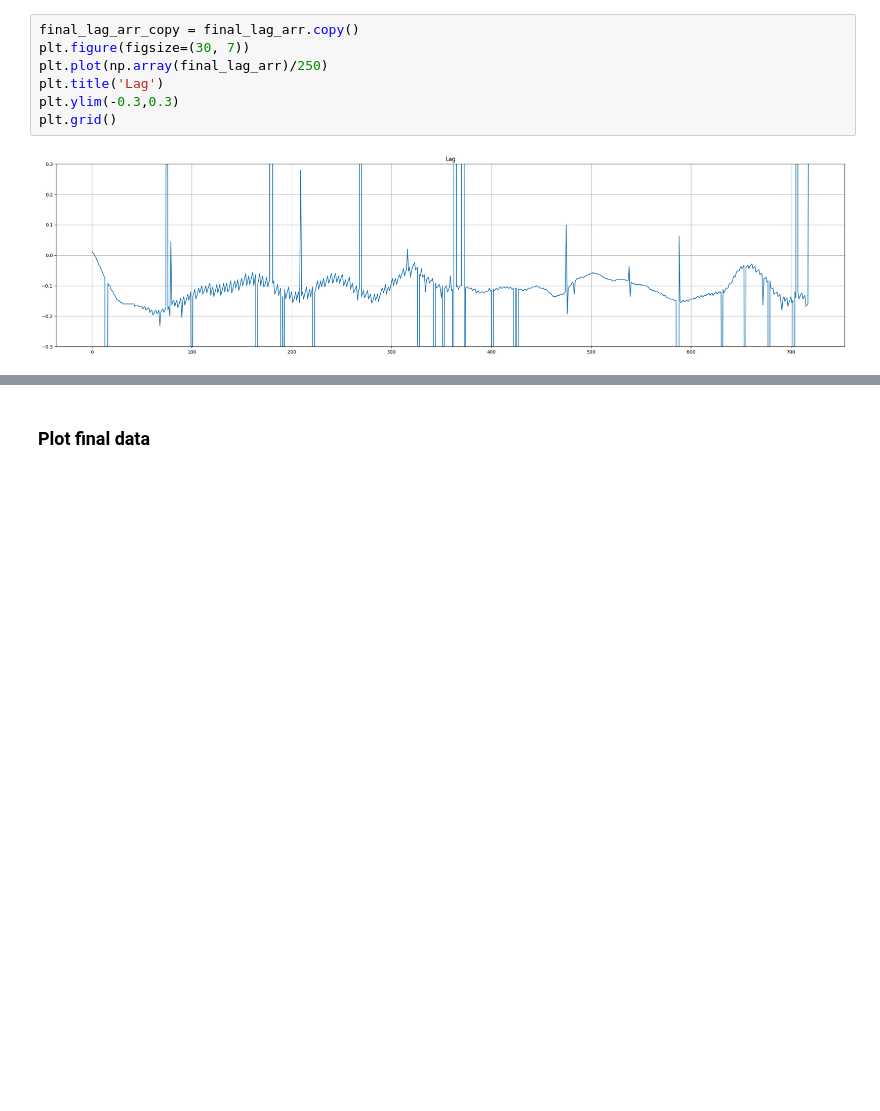
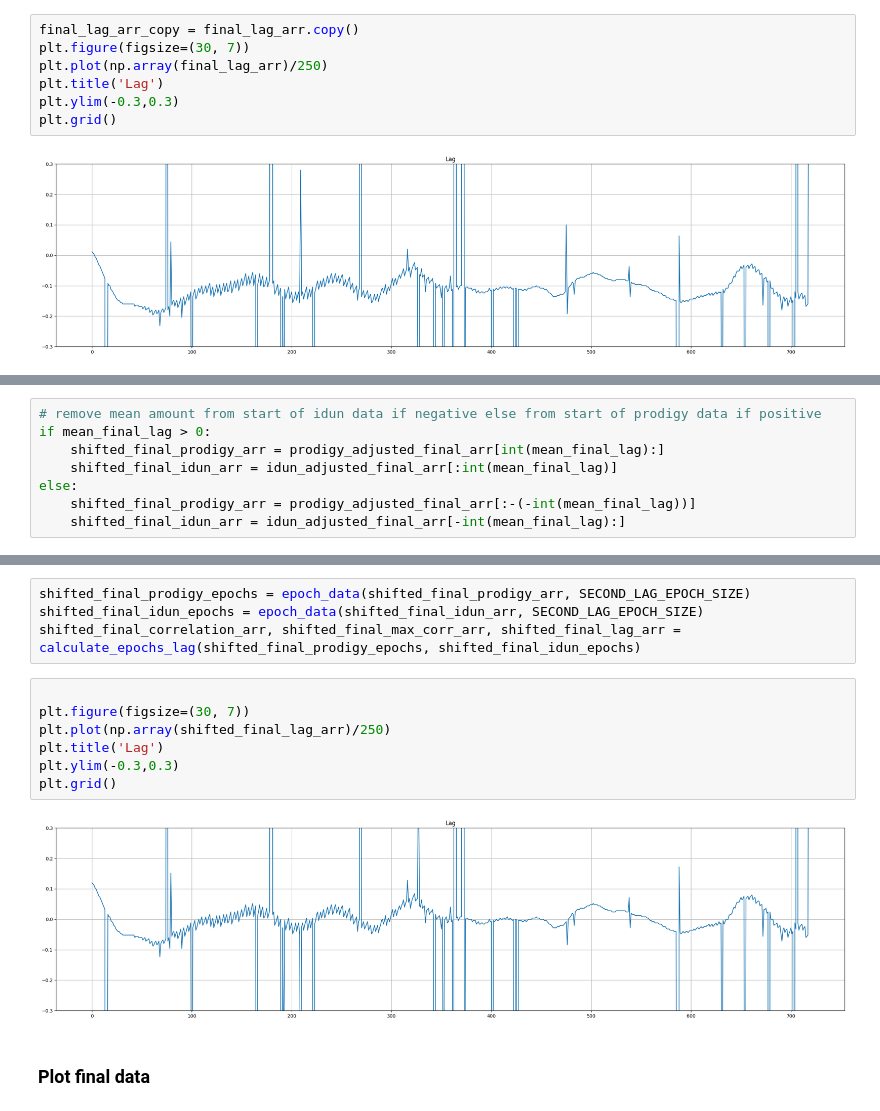
Before and after one commit to iduntech/idn-sync-data, a Jupyter notebook: sync_data.ipynb, the cells around one changed output, grey strips where cells are left out. Drawn from its saved outputs; the diff is of its cells as text; blank space fills up the shorter version.

```diff
--- a/sync_data.ipynb
+++ b/sync_data.ipynb
@@ -339,0 +392,8 @@ plt.grid()
+# %%
+# remove mean amount from start of idun data if negative else from start of prodigy data if positive
+if mean_final_lag > 0:
+    shifted_final_prodigy_arr = prodigy_adjusted_final_arr[int(mean_final_lag):]
+    shifted_final_idun_arr = idun_adjusted_final_arr[:int(mean_final_lag)]
+else:
+    shifted_final_prodigy_arr = prodigy_adjusted_final_arr[:-(-int(mean_final_lag))]
+    shifted_final_idun_arr = idun_adjusted_final_arr[-int(mean_final_lag):]
@@ -340,3 +404,16 @@ plt.grid()
+# %%
+shifted_final_prodigy_epochs = epoch_data(shifted_final_prodigy_arr, SECOND_LAG_EPOCH_SIZE)
+shifted_final_idun_epochs = epoch_data(shifted_final_idun_arr, SECOND_LAG_EPOCH_SIZE)
+shifted_final_correlation_arr, shifted_final_max_corr_arr, shifted_final_lag_arr = calculate_epochs_lag(shifted_final_prodigy_epochs, shifted_final_idun_epochs)
+# %%
+
+plt.figure(figsize=(30, 7))
+plt.plot(np.array(shifted_final_lag_arr)/250)
+plt.title('Lag')
+plt.ylim(-0.3,0.3)
+plt.grid()
+# %% [output]
+[figure, added]
 # %% [markdown]
 ### Plot final data
 # %%
```
Also changed, not shown: parts of 12 cells of this notebook.
